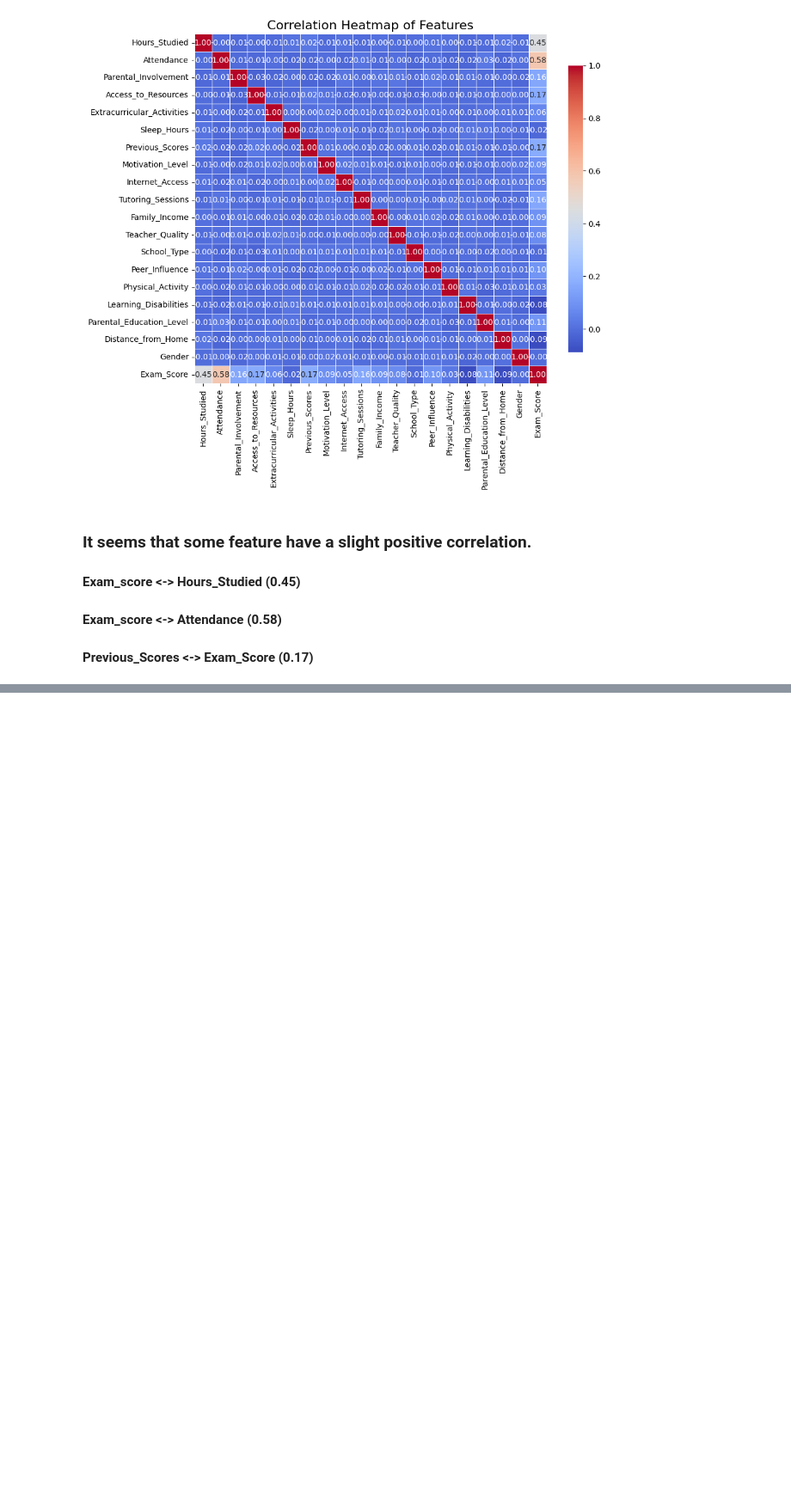
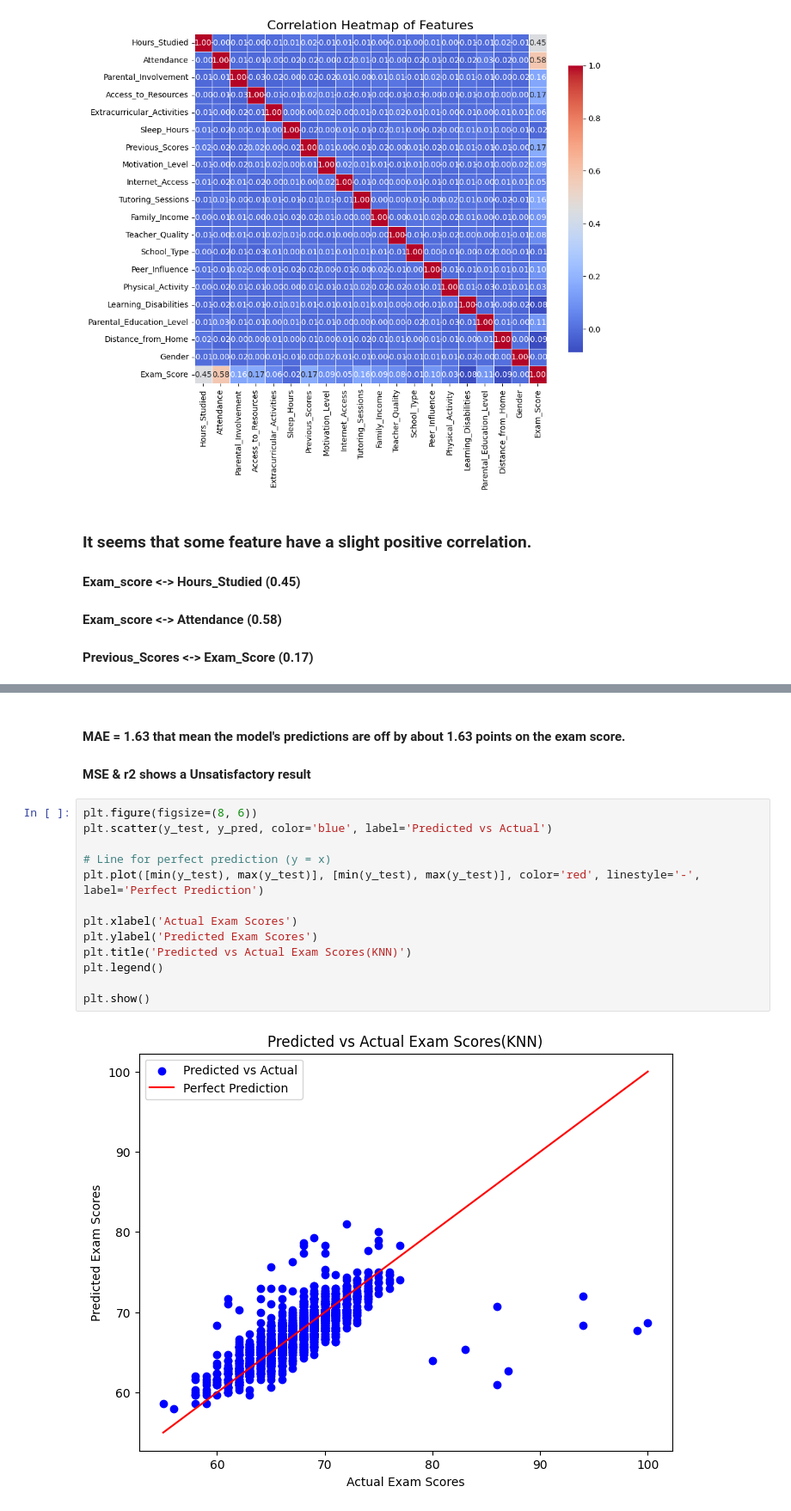
Before and after one commit to Himrese/GE2324_GP9, a Jupyter notebook: kahunghe_test_note_book.ipynb, the cells around one changed output, grey strips where cells are left out. Shown at 86% size. Drawn from its saved outputs; the diff is of its cells as text; blank space fills up the shorter version.

```diff
--- a/kahunghe_test_note_book.ipynb
+++ b/kahunghe_test_note_book.ipynb
@@ -149,0 +180,18 @@ plt.show()
+# %% [markdown]
+#### MAE = 1.63 that mean the model's predictions are off by about 1.63 points on the exam score.
+#### MSE & r2 shows a Unsatisfactory result
+# %%
+plt.figure(figsize=(8, 6))
+plt.scatter(y_test, y_pred, color='blue', label='Predicted vs Actual')
+
+# Line for perfect prediction (y = x)
+plt.plot([min(y_test), max(y_test)], [min(y_test), max(y_test)], color='red', linestyle='-', label='Perfect Prediction')
+
+plt.xlabel('Actual Exam Scores')
+plt.ylabel('Predicted Exam Scores')
+plt.title('Predicted vs Actual Exam Scores(KNN)')
+plt.legend()
+
+plt.show()
+# %% [output]
+[figure, added]
```
Also changed, not shown: parts of 7 cells of this notebook.
